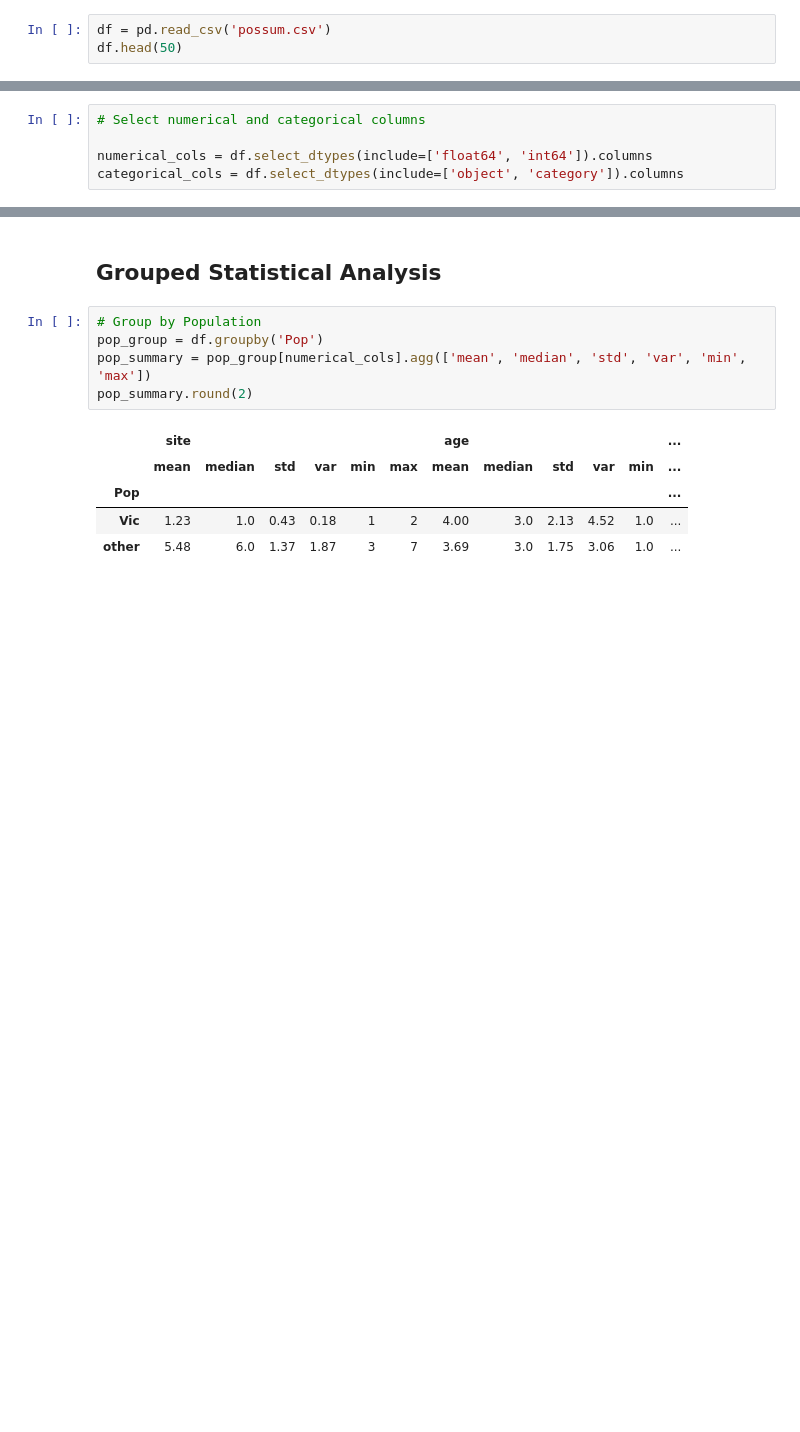
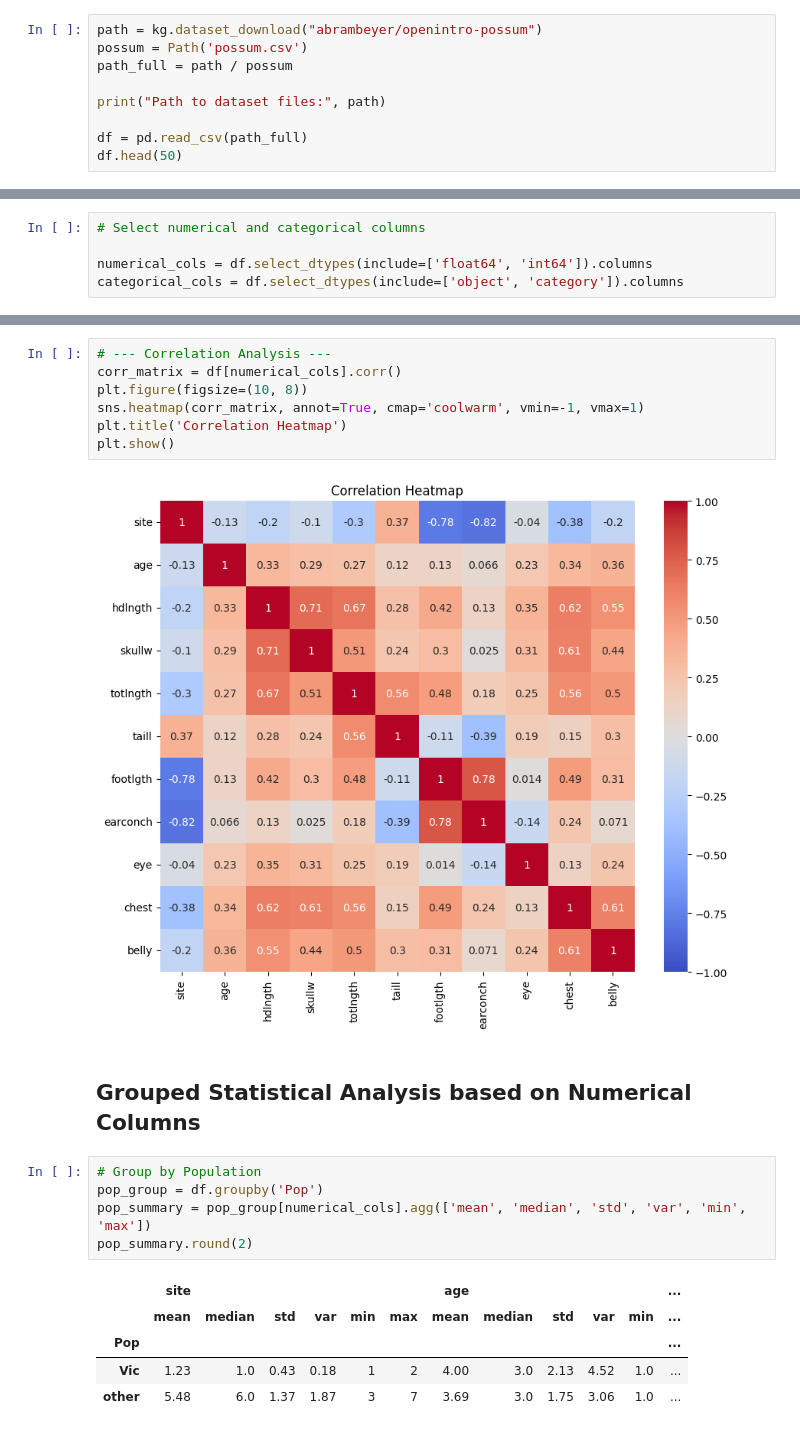
Before and after one commit to Divine123-glitch/module-2, a Jupyter notebook: TASK/task18/Task18.ipynb, the cells around one changed output, grey strips where cells are left out. Drawn from its saved outputs; the diff is of its cells as text; blank space fills up the shorter version.

```diff
--- a/TASK/task18/Task18.ipynb
+++ b/TASK/task18/Task18.ipynb
@@ -10,5 +14,11 @@ from scipy import stats
 pd.set_option('display.max_columns', 100)
 pd.set_option('display.max_rows', 100)
 # %%
-df = pd.read_csv('possum.csv')
+path = kg.dataset_download("abrambeyer/openintro-possum")
+possum = Path('possum.csv')
+path_full = path / possum
+
+print("Path to dataset files:", path)
+
+df = pd.read_csv(path_full)
 df.head(50)
@@ -109,5 +277,14 @@ for col in numerical_cols:
+# %%
+# --- Correlation Analysis ---
+corr_matrix = df[numerical_cols].corr()
+plt.figure(figsize=(10, 8))
+sns.heatmap(corr_matrix, annot=True, cmap='coolwarm', vmin=-1, vmax=1)
+plt.title('Correlation Heatmap')
+plt.show()
+# %% [output]
+[figure, added]
 # %% [markdown]
-## Grouped Statistical Analysis
+## Grouped Statistical Analysis based on Numerical Columns
 # %%
 # Group by Population
 pop_group = df.groupby('Pop')
```
Also changed, not shown: parts of 28 cells of this notebook, 5 other files.
